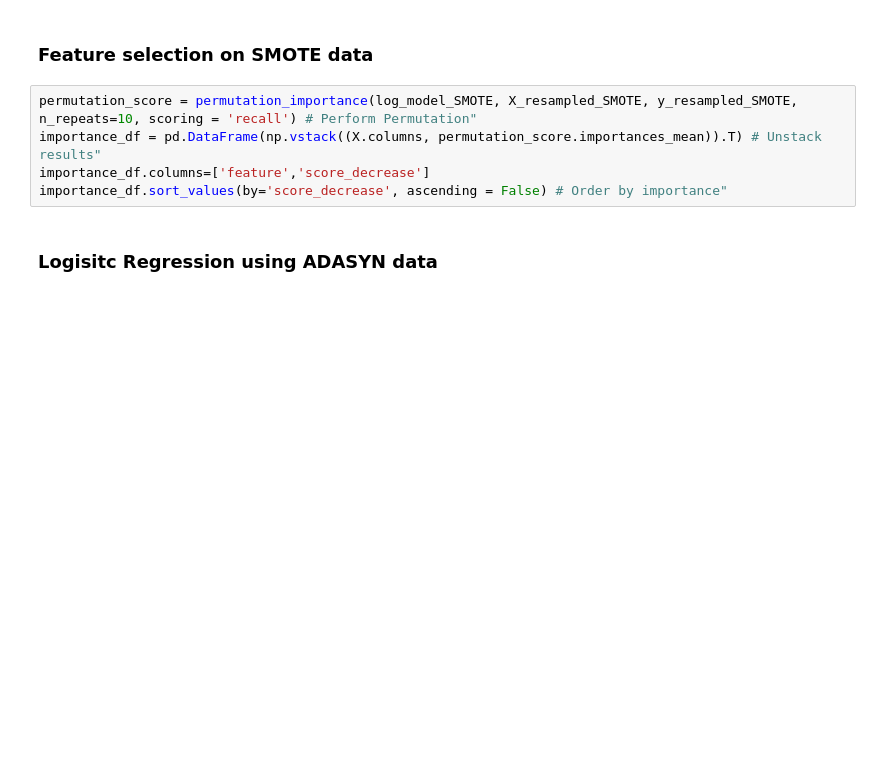
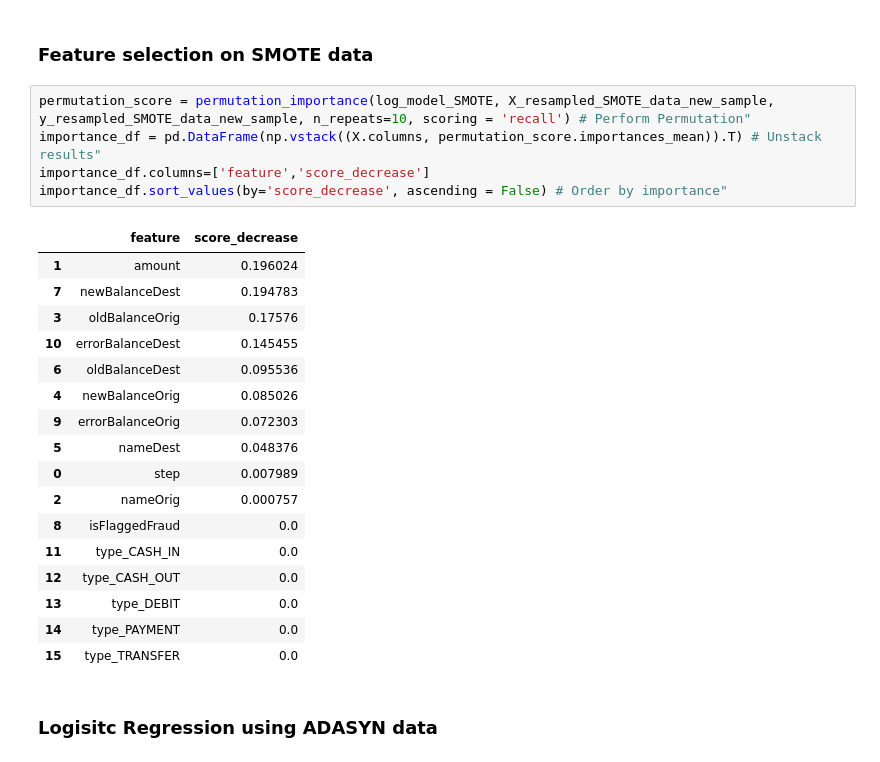
Before and after one commit to AlcaRmsp/the_laundromat, a Jupyter notebook: Data_Modelling_Rebalancing_LR.ipynb, the cells around one changed output. Drawn from its saved outputs; the diff is of its cells as text; blank space fills up the shorter version.

```diff
--- a/Data_Modelling_Rebalancing_LR.ipynb
+++ b/Data_Modelling_Rebalancing_LR.ipynb
@@ -199,10 +213,28 @@ Recall SMOTE: 0.9355891554358158
 # %% [markdown]
 ### Feature selection on SMOTE data
 # %%
-permutation_score = permutation_importance(log_model_SMOTE, X_resampled_SMOTE, y_resampled_SMOTE, n_repeats=10, scoring = 'recall') # Perform Permutation"
+permutation_score = permutation_importance(log_model_SMOTE, X_resampled_SMOTE_data_new_sample, y_resampled_SMOTE_data_new_sample, n_repeats=10, scoring = 'recall') # Perform Permutation"
 importance_df = pd.DataFrame(np.vstack((X.columns, permutation_score.importances_mean)).T) # Unstack results"
 importance_df.columns=['feature','score_decrease']
 importance_df.sort_values(by='score_decrease', ascending = False) # Order by importance"
+# %% [output]
+|  | feature | score_decrease |
+| 1 | amount | 0.196024 |
+| 7 | newBalanceDest | 0.194783 |
+| 3 | oldBalanceOrig | 0.17576 |
+| 10 | errorBalanceDest | 0.145455 |
+| 6 | oldBalanceDest | 0.095536 |
+| 4 | newBalanceOrig | 0.085026 |
+| 9 | errorBalanceOrig | 0.072303 |
+| 5 | nameDest | 0.048376 |
+| 0 | step | 0.007989 |
+| 2 | nameOrig | 0.000757 |
+| 8 | isFlaggedFraud | 0.0 |
+| 11 | type_CASH_IN | 0.0 |
+| 12 | type_CASH_OUT | 0.0 |
+| 13 | type_DEBIT | 0.0 |
+| 14 | type_PAYMENT | 0.0 |
+| 15 | type_TRANSFER | 0.0 |
 # %% [markdown]
 ### Logisitc Regression using ADASYN data
 # %%
```
Also changed, not shown: parts of 14 cells of this notebook.
